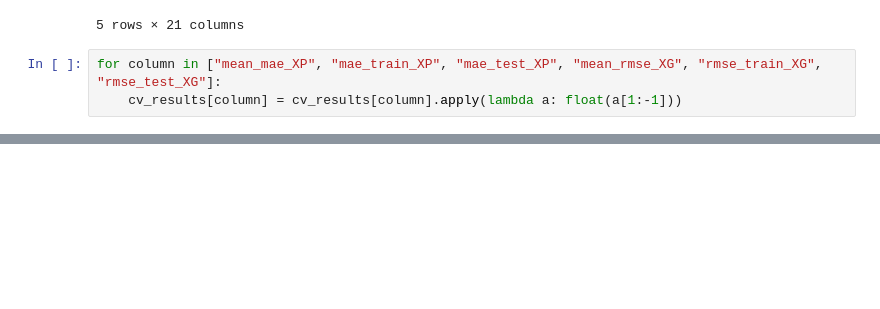
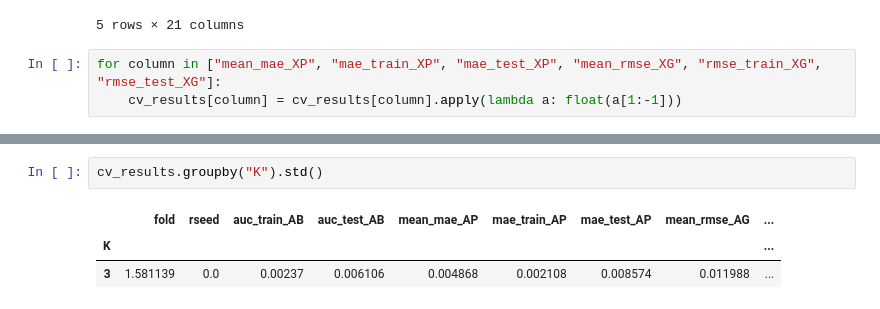
Before and after one commit to mcontisc/PIHAM, a Jupyter notebook: analyse_results.ipynb, the cells around one changed output, grey strips where cells are left out. Cells and saved outputs as stored; diff of their text form; blank space fills up the shorter version.

```diff
--- a/analyse_results.ipynb
+++ b/analyse_results.ipynb
@@ -333,0 +329,6 @@ cv_results.groupby("K").mean()
+# %%
+cv_results.groupby("K").std()
+# %% [output]
+|  | fold | rseed | auc_train_AB | auc_test_AB | mean_mae_AP | mae_train_AP | mae_test_AP | mean_rmse_AG | ... |
+| K |  |  |  |  |  |  |  |  | ... |
+| 3 | 1.581139 | 0.0 | 0.00237 | 0.006106 | 0.004868 | 0.002108 | 0.008574 | 0.011988 | ... |
```
Also changed, not shown: parts of 18 cells of this notebook, 11 other files.
